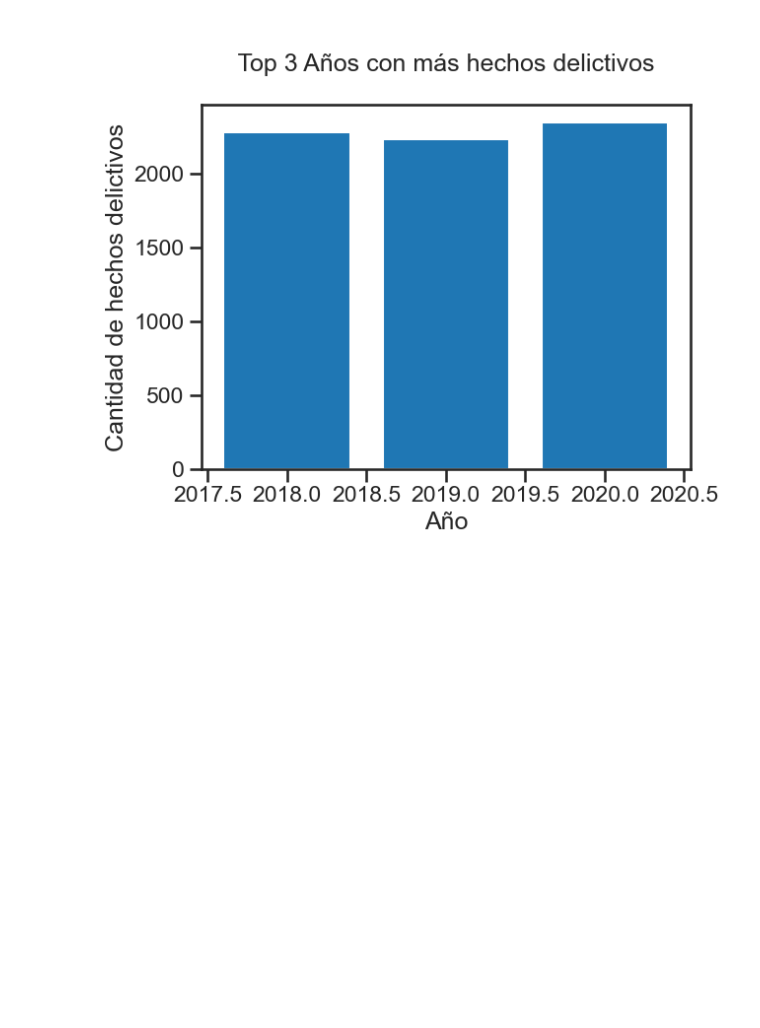
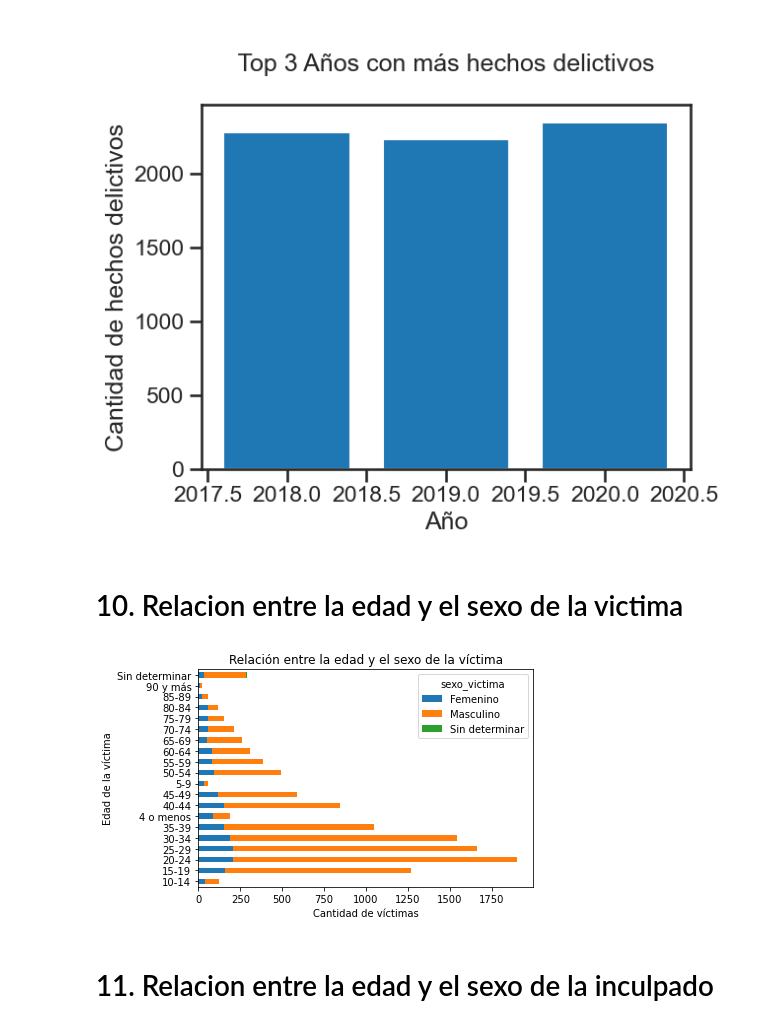
Before and after one commit to ianCristianAriel/2017--2021-argentina-analisis-delitos-registrados, a Jupyter notebook: notebooks/limpios/4_visualizaciones_respuestas.ipynb, the cells around one changed output. Drawn from its saved outputs; the diff is of its cells as text; code cells hidden in the pictures; blank space fills up the shorter version.

Commit message:
Update 4_visualizaciones_respuestas.ipynb
visualización 10-11

```diff
--- a/notebooks/limpios/4_visualizaciones_respuestas.ipynb
+++ b/notebooks/limpios/4_visualizaciones_respuestas.ipynb
@@ -297,3 +297,5 @@ plt.title('\n Top 3 Años con más hechos delictivos \n')
 plt.show()
 # %% [output]
 [figure]
+# %% [markdown]
+# 10. Relacion entre la edad y el sexo de la victima
@@ -299,0 +306,39 @@ plt.show()
+# %%
+#Base de datos.
+url_original='https://raw.githubusercontent.com/ianCristianAriel/proc_datos_proyecto_final_G3/visualizacion/datos/procesados/limpieza01_argentina_delitos.csv'
+url_10='https://raw.githubusercontent.com/ianCristianAriel/proc_datos_proyecto_final_G3/visualizacion/datos/procesados/preparacion10_datos_edad_sexo_victima.csv'
+# %%
+#Leo y reemplazo los nombres
+df_original= pd.read_csv(url_original)
+df_sexo_edad_victimas= pd.read_csv(url_10)
+# %%
+#Aca reemplazo los valores sexo_victima
+df_sexo_edad_victimas['sexo_victima'] = df_original['sexo_victima']
+#Aca reemplazo los valores tr_edad_victima
+df_sexo_edad_victimas['edad_victima'] = df_original['tr_edad_victima']
+#Aca Agrego la columna tipo_persona
+df_sexo_edad_victimas['tipo_persona'] = df_original['tipo_persona']
+#Filtro por victima
+df_victima = df_sexo_edad_victimas[df_sexo_edad_victimas['tipo_persona'] == 'Víctima']
+# Convertir la columna 'edad_victima' a valores enteros
+df_sexo_edad_victimas['edad_victima'].replace(to_replace='string', value='', inplace=True)
+# Filtrar por valores válidos de edad (valores numéricos)
+df_victima_edad_int = df_victima[df_victima['edad_victima'].notnull()]
+# %%
+# Agrupa los datos por edad y sexo de la víctima y cuenta la cantidad de registros en cada grupo
+grupo_edad_sexo = df_victima_edad_int.groupby(['edad_victima', 'sexo_victima']).size().unstack()
+
+# Genera el gráfico de barras horizontales
+grupo_edad_sexo.plot(kind='barh', stacked=True)
+
+# Configura los ejes y el título del gráfico
+plt.xlabel('Cantidad de víctimas')
+plt.ylabel('Edad de la víctima')
+plt.title('Relación entre la edad y el sexo de la víctima')
+
+# Muestra el gráfico
+plt.show()
+# %% [output]
+[figure, added]
+# %% [markdown]
+# 11. Relacion entre la edad y el sexo de la inculpado
```
Also changed, not shown: parts of 5 cells of this notebook.
